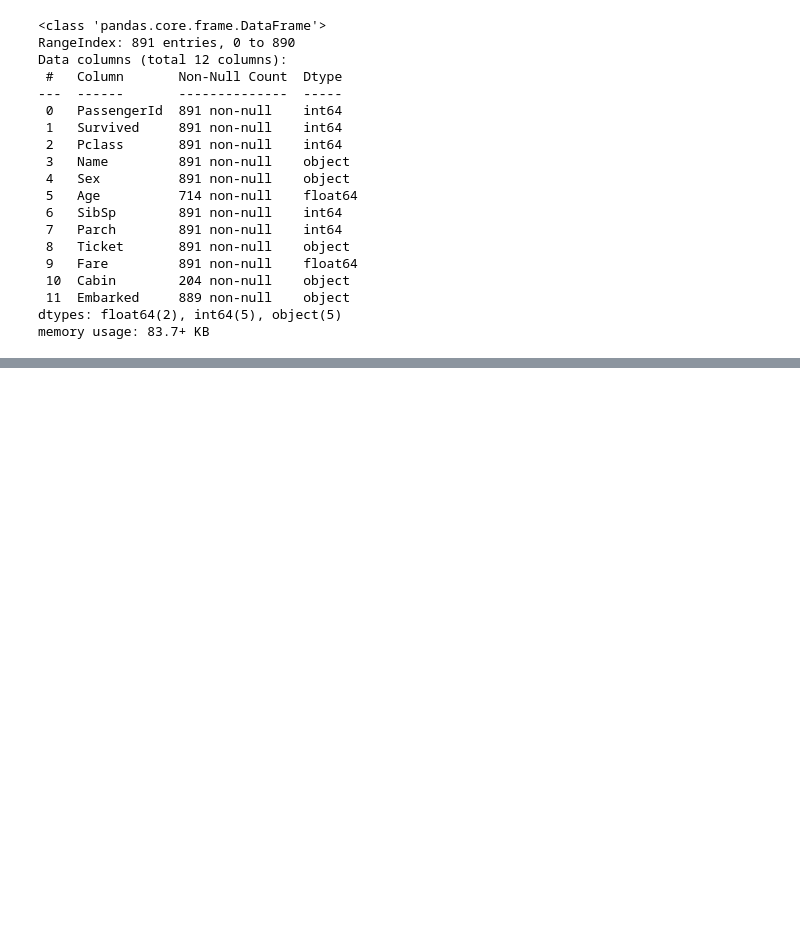
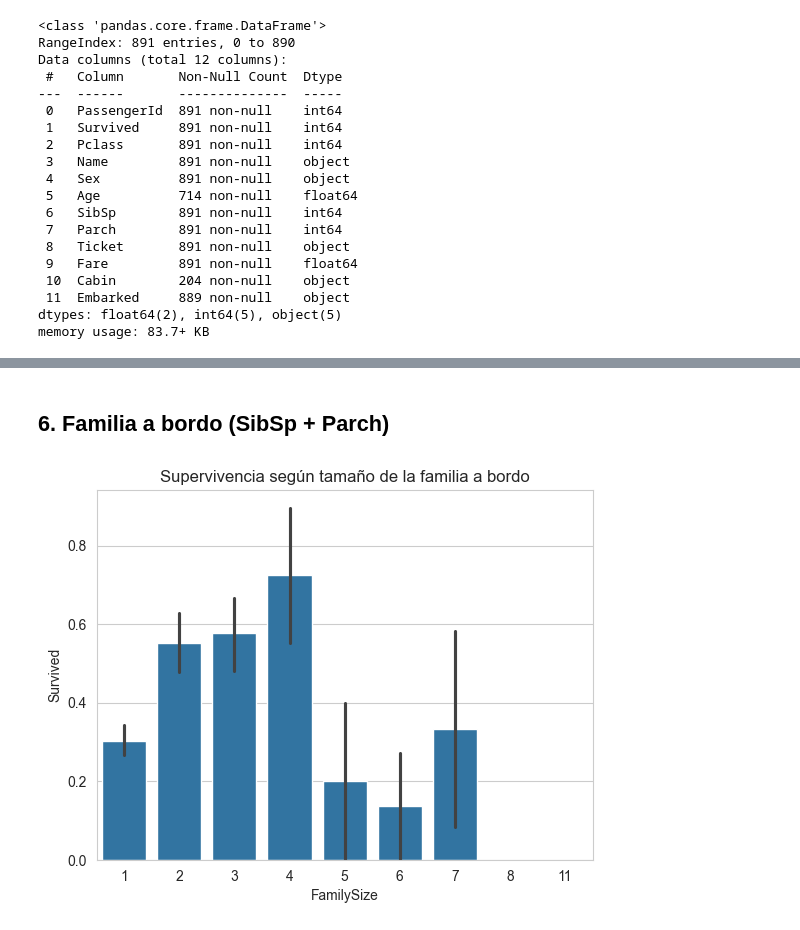
Before and after one commit to javiermoya2504/rendimientoEstudiantes, a Jupyter notebook: main.ipynb, the cells around one changed output, grey strips where cells are left out. Saved outputs shown, nothing was run; the diff lists cells and outputs as text; code cells hidden in the pictures; blank space fills up the shorter version.

```diff
--- a/main.ipynb
+++ b/main.ipynb
@@ -36,0 +149,10 @@ memory usage: 83.7+ KB
+# %% [markdown]
+## 6. Familia a bordo (SibSp + Parch)
+# %%
+train['FamilySize'] = train['SibSp'] + train['Parch'] + 1
+
+sns.barplot(data=train, x='FamilySize', y='Survived')
+plt.title('Supervivencia según tamaño de la familia a bordo')
+plt.show()
+# %% [output]
+[figure, added]
```
Also changed, not shown: parts of 13 cells of this notebook.
